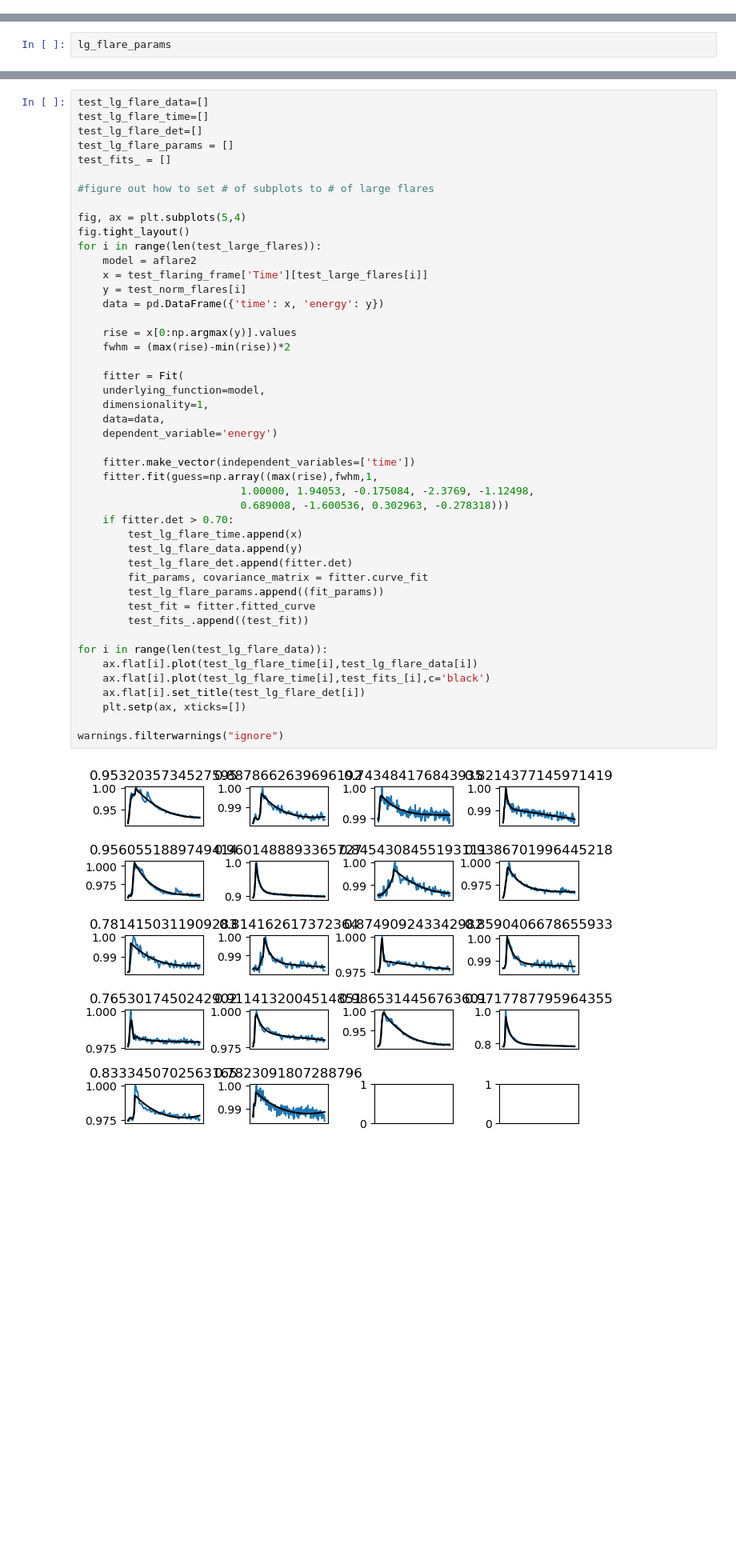
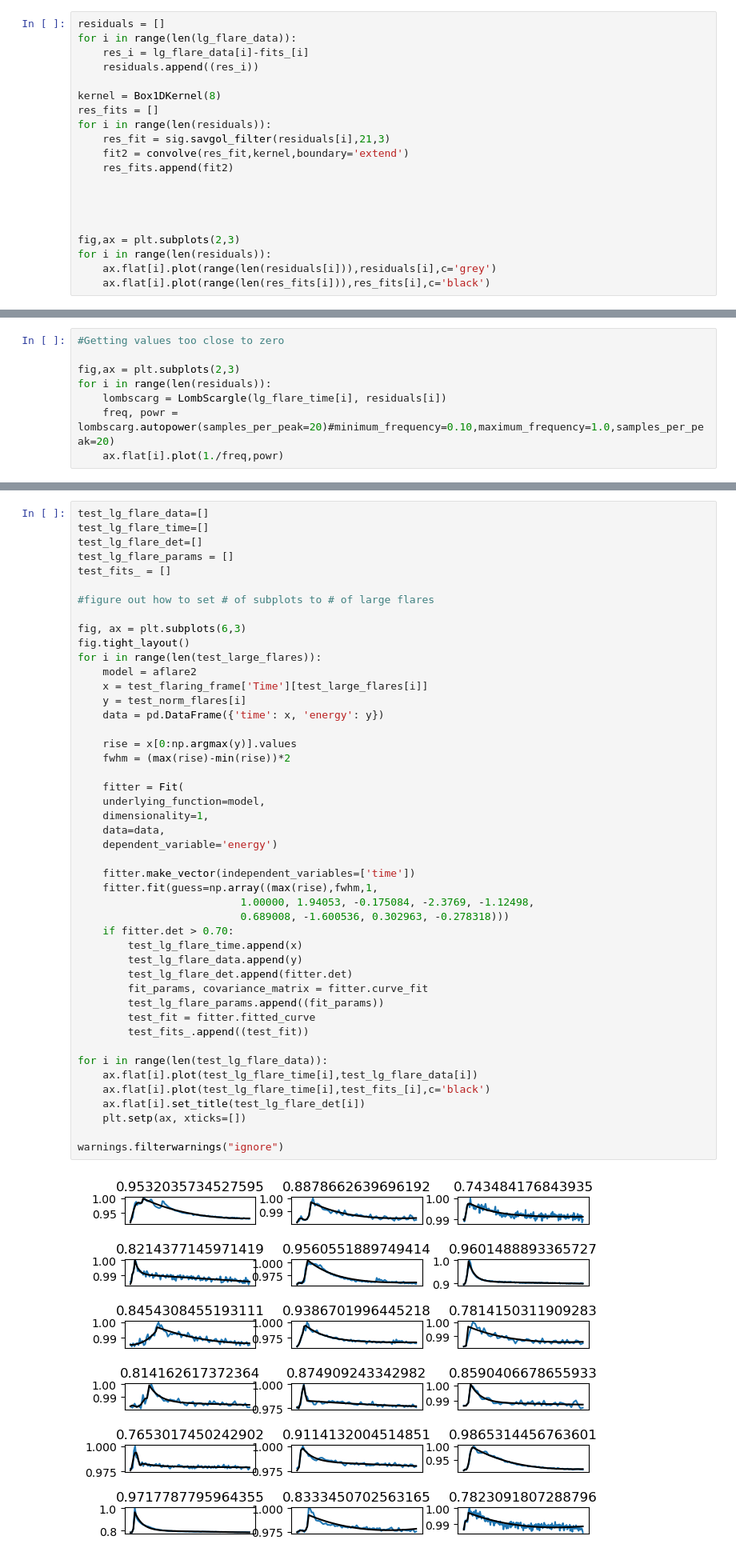
Before and after one commit to MillionConcepts/tess_swift_afpsc, a Jupyter notebook: QPPs/moonbow-main/moonbow/QPP_find.ipynb, the cells around one changed output, grey strips where cells are left out. Shown: that part at 80% size. Saved outputs shown, nothing was run; the diff lists cells and outputs as text; blank space fills up the shorter version.

Commit message:
finished with test data. Periodograms are still not pretty. Smoothed residuals to see if a periodogram would pick up a smoother curve as a signal to no avail.

```diff
--- a/QPPs/moonbow-main/moonbow/QPP_find.ipynb
+++ b/QPPs/moonbow-main/moonbow/QPP_find.ipynb
@@ -339,0 +340,20 @@ len(lg_flare_data)
+# %%
+residuals = []
+for i in range(len(lg_flare_data)):
+    res_i = lg_flare_data[i]-fits_[i]
+    residuals.append((res_i))
+
+kernel = Box1DKernel(8)
+res_fits = []
+for i in range(len(residuals)):
+    res_fit = sig.savgol_filter(residuals[i],21,3)
+    fit2 = convolve(res_fit,kernel,boundary='extend')
+    res_fits.append(fit2)
+
+
+
+
+fig,ax = plt.subplots(2,3)
+for i in range(len(residuals)):
+    ax.flat[i].plot(range(len(residuals[i])),residuals[i],c='grey')
+    ax.flat[i].plot(range(len(res_fits[i])),res_fits[i],c='black')
@@ -340,3 +362,9 @@ len(lg_flare_data)
 # %%
-lg_flare_params
+#Getting values too close to zero
+
+fig,ax = plt.subplots(2,3)
+for i in range(len(residuals)):
+    lombscarg = LombScargle(lg_flare_time[i], residuals[i])
+    freq, powr = lombscarg.autopower(samples_per_peak=20)#minimum_frequency=0.10,maximum_frequency=1.0,samples_per_peak=20)
+    ax.flat[i].plot(1./freq,powr)
 # %% [output]
@@ -405,7 +425,7 @@ test_fits_ = []
 
 #figure out how to set # of subplots to # of large flares
 
-fig, ax = plt.subplots(5,4)
+fig, ax = plt.subplots(6,3)
 fig.tight_layout()
 for i in range(len(test_large_flares)):
     model = aflare2
@@ -416,34 +436,34 @@ for i in range(len(test_large_flares)):
     rise = x[0:np.argmax(y)].values
     fwhm = (max(rise)-min(rise))*2
 
     fitter = Fit(
     underlying_function=model,
     dimensionality=1,
     data=data,
     dependent_variable='energy')
 
     fitter.make_vector(independent_variables=['time'])
     fitter.fit(guess=np.array((max(rise),fwhm,1,
                           1.00000, 1.94053, -0.175084, -2.3769, -1.12498,
                           0.689008, -1.600536, 0.302963, -0.278318)))
     if fitter.det > 0.70:
         test_lg_flare_time.append(x)
         test_lg_flare_data.append(y)
         test_lg_flare_det.append(fitter.det)
         fit_params, covariance_matrix = fitter.curve_fit
         test_lg_flare_params.append((fit_params))
         test_fit = fitter.fitted_curve
         test_fits_.append((test_fit))
 
 for i in range(len(test_lg_flare_data)):
     ax.flat[i].plot(test_lg_flare_time[i],test_lg_flare_data[i])
     ax.flat[i].plot(test_lg_flare_time[i],test_fits_[i],c='black')
     ax.flat[i].set_title(test_lg_flare_det[i])
     plt.setp(ax, xticks=[])
 
 warnings.filterwarnings("ignore")
 # %% [output]
-[figure, old version]
+[figure, new version]
 # %%
 #  The following warning prints 18 times with the cell above so I disabled it for now
 
```
Also changed, not shown: parts of 7 cells of this notebook.
